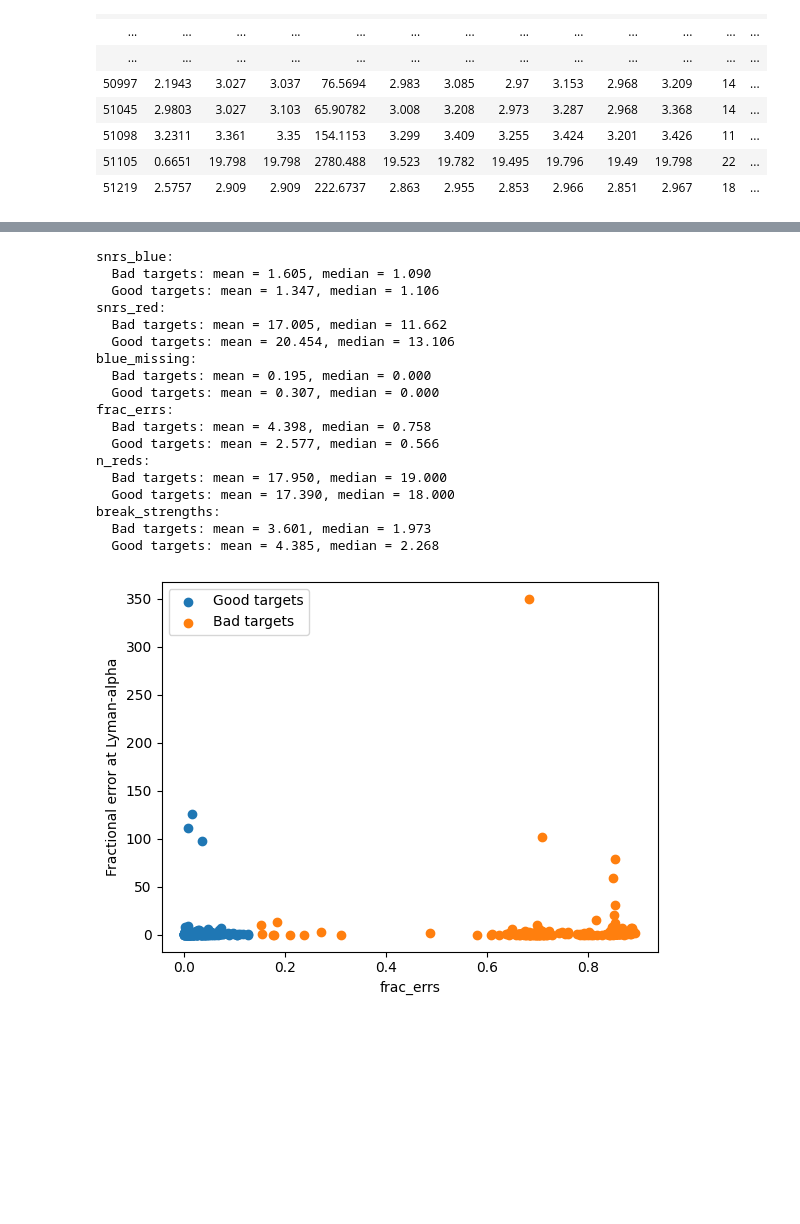
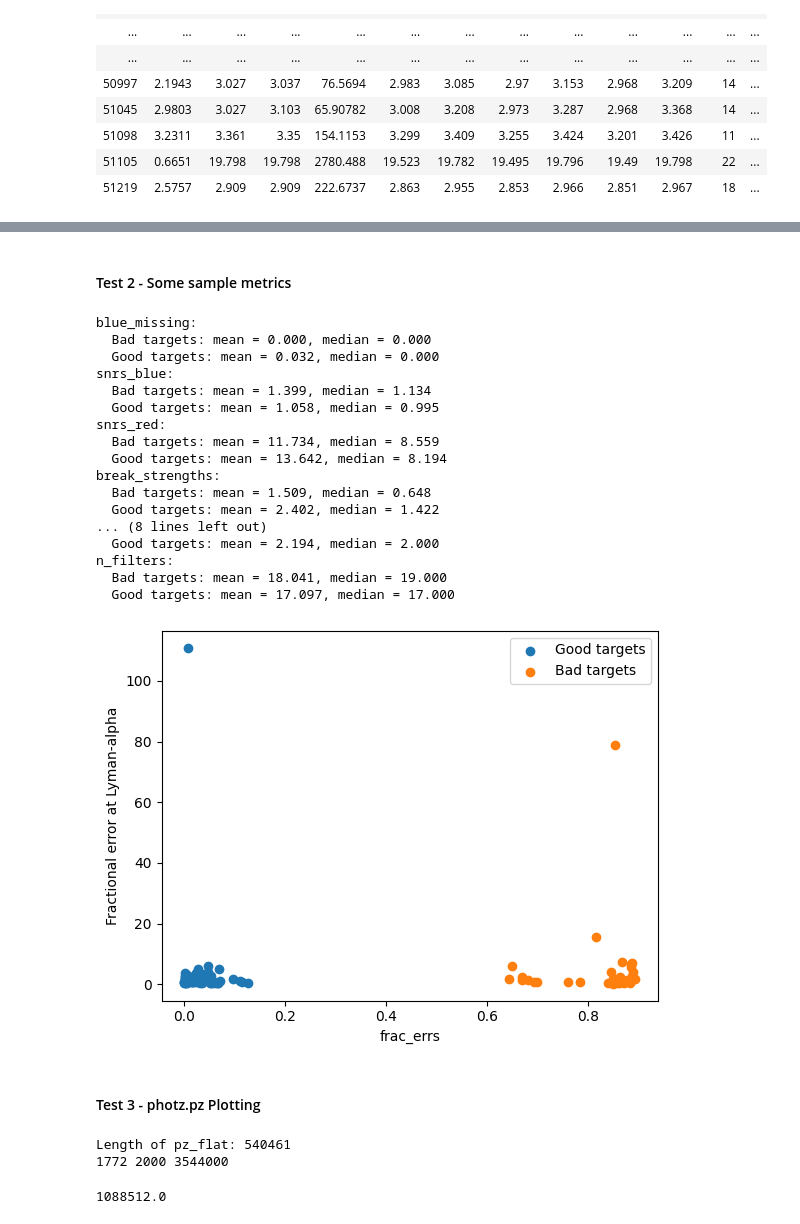
Before and after one commit to sfremy/my-eazy-jwst, a Jupyter notebook: scripts/eazy_imaging.ipynb, the cells around one changed output, grey strips where cells are left out. Cells and saved outputs as stored; diff of their text form; code cells hidden in the pictures; blank space fills up the shorter version.

```diff
--- a/scripts/eazy_imaging.ipynb
+++ b/scripts/eazy_imaging.ipynb
@@ -314,4 +312,4 @@ def diagnostic_plot(target, table, pivot_dict):
     plt.tight_layout()
     plt.show()
 # %%
-highz_tab = diagnostic_tab[diagnostic_tab['z_spec'] > 4]
+highz_tab = diagnostic_tab[diagnostic_tab['z_spec'] > 6]
@@ -318,6 +324,6 @@ highz_tab = diagnostic_tab[diagnostic_tab['z_spec'] > 4]
 # %%
-target = highz_tab[220]
-print(f"{target['id']}: z_spec = {target['z_spec']:.3f}, z_phot = {target['z_a']:.3f}, delta_z = {target['delta_z']:.3f}")
+target = highz_tab[11]
+print(f"Target {target['id']}: z_spec = {target['z_spec']:.3f}, z_phot = {target['z_a']:.3f}, delta_z = {target['delta_z']:.3f}")
 
 diagnostic_plot(target, diagnostic_tab, pivot_dict)
 
@@ -329,3 +337,5 @@ diagnostic_plot(target, diagnostic_tab, pivot_dict)
+# %% [markdown]
+#### Test 2 - Some sample metrics
 # %%
 # Metrics
 from curses import error
@@ -341,6 +351,8 @@ def get_set_properties(table, pivot_dict):
     frac_errs = []
     n_reds = []
     break_strengths = []
+    n_filters = []
+    n_blues = []
 
     for target in table:
         lya_pos = 912 * (1 + target["z_spec"])
@@ -386,6 +398,8 @@ def get_set_properties(table, pivot_dict):
 
         # Count number of red filters
         n_reds.append(np.sum(wavelengths > lya_pos))
+        n_blues.append(np.sum(wavelengths < lya_pos))
+        n_filters.append(len(wavelengths))
 
         # Split into blue and red sides of Lyman-alpha
         blue_mask = wavelengths < lya_pos
@@ -417,51 +431,82 @@ def get_set_properties(table, pivot_dict):
             continue  # Skip to next target since we can't compute these metrics without blue filters
 
 
-    return {"snrs_blue": snrs_blue, "snrs_red": snrs_red, "blue_missing": blue_missing, "frac_errs": frac_errs, "n_reds": n_reds, "break_strengths": break_strengths}
+    return {"blue_missing": blue_missing, "snrs_blue": snrs_blue, "snrs_red": snrs_red, "break_strengths": break_strengths, "frac_errs": frac_errs, "n_reds": n_reds, "n_blues": n_blues, "n_filters": n_filters}
 # %%
 test_metric = "frac_errs" # Options: "snrs_blue", "snrs_red", "frac_errs", "n_reds", "break_strengths"
 
 
-bad_targets = highz_tab[highz_tab['delta_z'] > 0.15]
+bad_targets = highz_tab[highz_tab['delta_z'] > 0.50]
 good_targets = highz_tab[highz_tab['delta_z'] <= 0.15]
 
 bad_metrics = get_set_properties(bad_targets, pivot_dict)
 good_metrics = get_set_properties(good_targets, pivot_dict)
 
 for metric in bad_metrics.keys():
     print(f"{metric}:")
     print(f"  Bad targets: mean = {np.mean(bad_metrics[metric]):.3f}, median = {np.median(bad_metrics[metric]):.3f}")
     print(f"  Good targets: mean = {np.mean(good_metrics[metric]):.3f}, median = {np.median(good_metrics[metric]):.3f}")
 
 
 plt.figure()
 if test_metric in ["snrs_blue", "snrs_red", "break_strengths"]:
     plt.scatter(good_targets['delta_z'][~np.array(good_metrics['blue_missing'])], good_metrics[test_metric], label="Good targets", color='blue')
     plt.scatter(bad_targets['delta_z'][~np.array(bad_metrics['blue_missing'])], bad_metrics[test_metric], label="Bad targets", color='red')
 else:
     plt.scatter(good_targets['delta_z'], good_metrics[test_metric], label="Good targets")
     plt.scatter(bad_targets['delta_z'], bad_metrics[test_metric], label="Bad targets")
 plt.xlabel(test_metric)
 plt.ylabel("Fractional error at Lyman-alpha")
 plt.legend()
 plt.show()
 # %% [output]
+blue_missing:
+  Bad targets: mean = 0.000, median = 0.000
+  Good targets: mean = 0.032, median = 0.000
 snrs_blue:
-  Bad targets: mean = 1.605, median = 1.090
-  Good targets: mean = 1.347, median = 1.106
+  Bad targets: mean = 1.399, median = 1.134
+  Good targets: mean = 1.058, median = 0.995
 snrs_red:
-  Bad targets: mean = 17.005, median = 11.662
-  Good targets: mean = 20.454, median = 13.106
-blue_missing:
-  Bad targets: mean = 0.195, median = 0.000
-  Good targets: mean = 0.307, median = 0.000
-frac_errs:
-  Bad targets: mean = 4.398, median = 0.758
-  Good targets: mean = 2.577, median = 0.566
-n_reds:
-  Bad targets: mean = 17.950, median = 19.000
-  Good targets: mean = 17.390, median = 18.000
+  Bad targets: mean = 11.734, median = 8.559
+  Good targets: mean = 13.642, median = 8.194
 break_strengths:
-  Bad targets: mean = 3.601, median = 1.973
-  Good targets: mean = 4.385, median = 2.268
+  Bad targets: mean = 1.509, median = 0.648
+  Good targets: mean = 2.402, median = 1.422
+... (8 lines left out)
+  Good targets: mean = 2.194, median = 2.000
+n_filters:
+  Bad targets: mean = 18.041, median = 19.000
+  Good targets: mean = 17.097, median = 17.000
-[figure, old version]
+[figure, new version]
+# %% [markdown]
+#### Test 3 - photz.pz Plotting
+# %%
+# Z_MIN                0.010              # Minimum redshift
+# Z_MAX                20.000             # Maximum redshift
+# Z_STEP               0.010              # Redshift step size
+
+zmin = 0.010
+zmax = 20.000
+dz   = 0.010
+
+zgrid = np.arange(zmin, zmax + dz, dz)
+NZ = len(zgrid)
+NOBJ = len(zout)
+
+pz_flat = np.fromfile("../inputs/OUTPUT/photz.pz", dtype=np.float64)
+
+print("Length of pz_flat:", len(pz_flat))
+print(NOBJ, NZ, NOBJ * NZ)
+
+# NZ = len(pz_flat) // NOBJ
+# pz = pz_flat.reshape((NOBJ, NZ))
+# %% [output]
+Length of pz_flat: 540461
+1772 2000 3544000
+# %%
+import os
+
+size_bytes = os.path.getsize("../inputs/OUTPUT/photz.pz")
+print(size_bytes / 4)
+# %% [output]
+1088512.0
```
Also changed, not shown: parts of 7 cells of this notebook, 4 other files.
